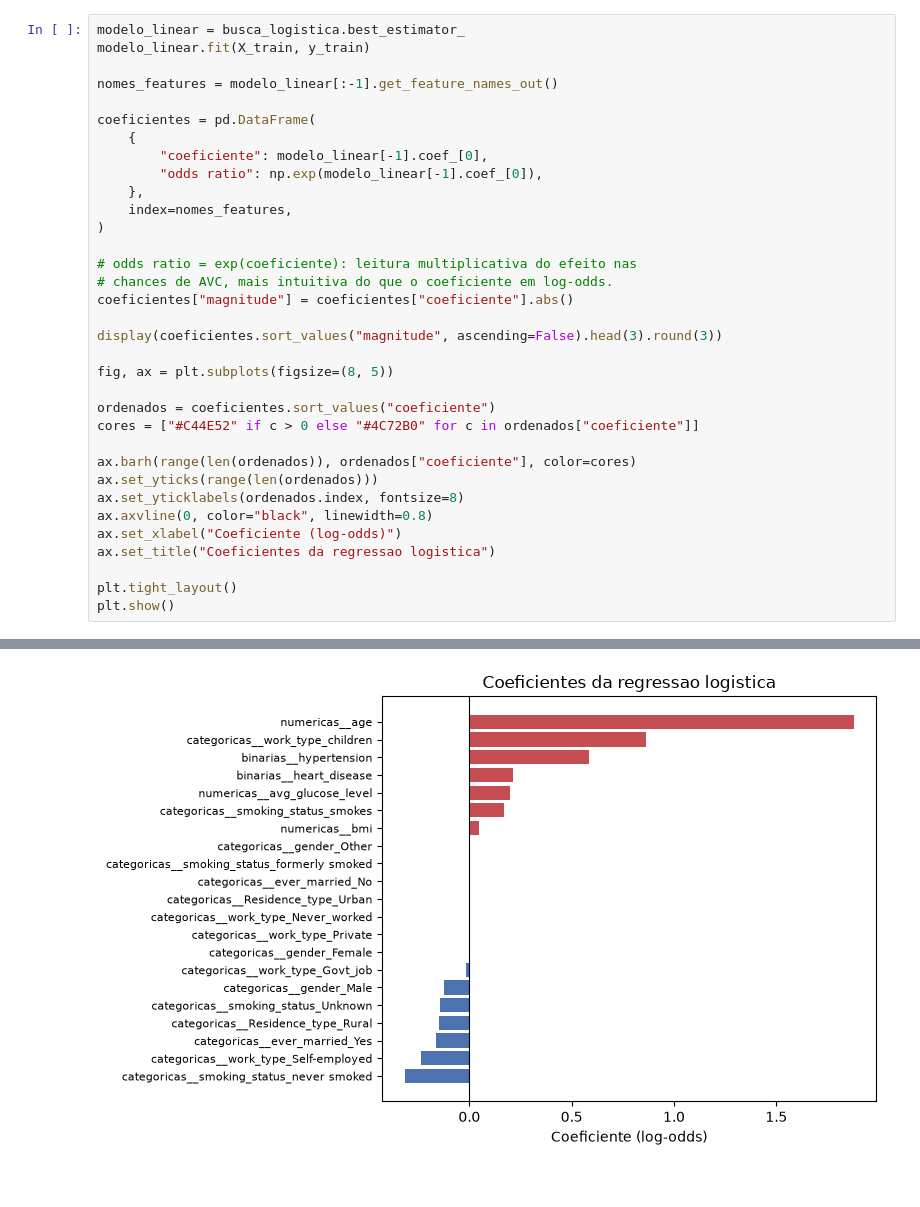
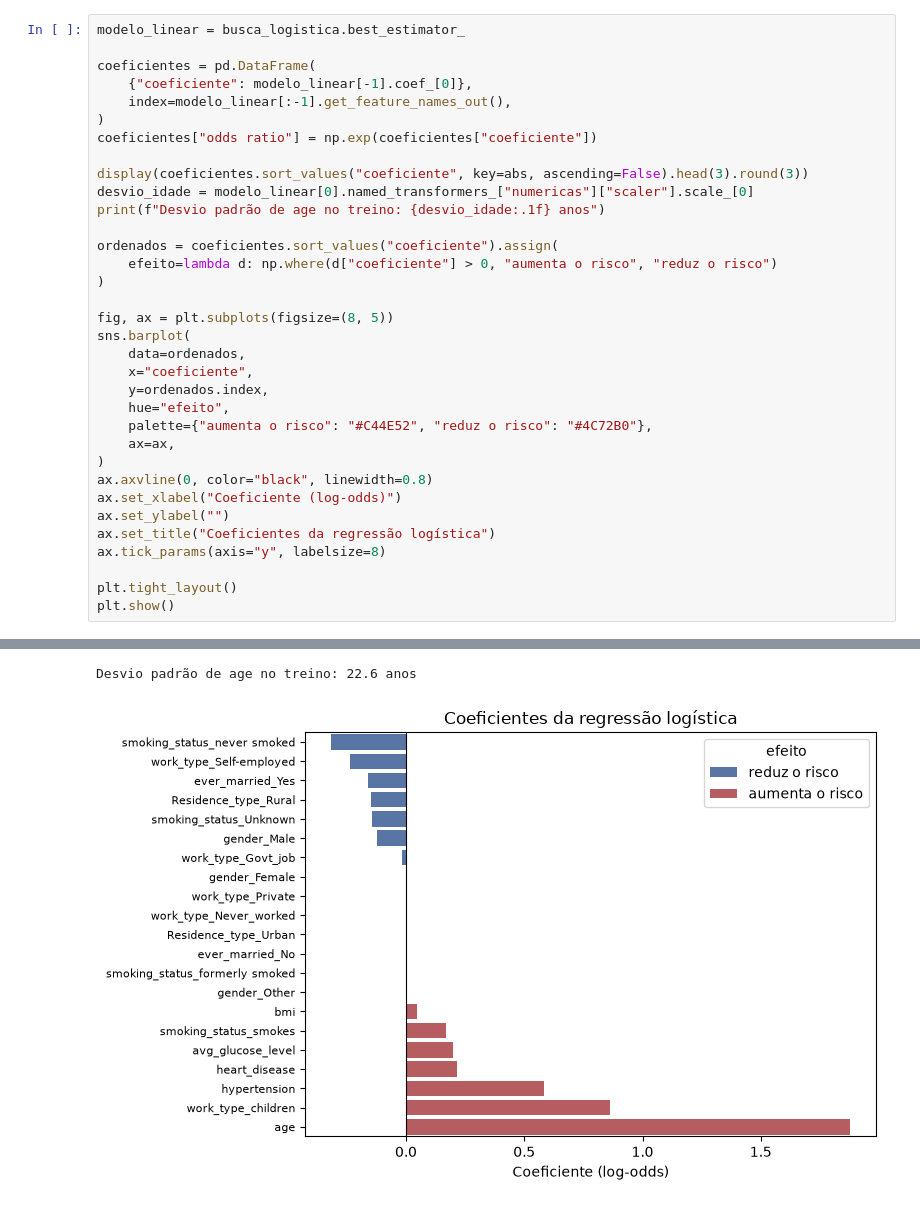
Before and after one commit to emilybrtt/projeto-machine-learning, a Jupyter notebook: aps2_modelagem.ipynb, the cells around one changed output, grey strips where cells are left out. Cells and saved outputs as stored; diff of their text form.

```diff
--- a/aps2_modelagem.ipynb
+++ b/aps2_modelagem.ipynb
@@ -708,34 +653,34 @@ na variavel multiplica as chances de AVC por `exp(1,88)`.
 # %%
 modelo_linear = busca_logistica.best_estimator_
-modelo_linear.fit(X_train, y_train)
-
-nomes_features = modelo_linear[:-1].get_feature_names_out()
 
 coeficientes = pd.DataFrame(
-    {
-        "coeficiente": modelo_linear[-1].coef_[0],
-        "odds ratio": np.exp(modelo_linear[-1].coef_[0]),
-    },
-    index=nomes_features,
+    {"coeficiente": modelo_linear[-1].coef_[0]},
+    index=modelo_linear[:-1].get_feature_names_out(),
+)
+coeficientes["odds ratio"] = np.exp(coeficientes["coeficiente"])
+
+display(coeficientes.sort_values("coeficiente", key=abs, ascending=False).head(3).round(3))
+desvio_idade = modelo_linear[0].named_transformers_["numericas"]["scaler"].scale_[0]
+print(f"Desvio padrão de age no treino: {desvio_idade:.1f} anos")
+
+ordenados = coeficientes.sort_values("coeficiente").assign(
+    efeito=lambda d: np.where(d["coeficiente"] > 0, "aumenta o risco", "reduz o risco")
 )
 
-# odds ratio = exp(coeficiente): leitura multiplicativa do efeito nas
-# chances de AVC, mais intuitiva do que o coeficiente em log-odds.
-coeficientes["magnitude"] = coeficientes["coeficiente"].abs()
-
-display(coeficientes.sort_values("magnitude", ascending=False).head(3).round(3))
-
 fig, ax = plt.subplots(figsize=(8, 5))
-
-ordenados = coeficientes.sort_values("coeficiente")
-cores = ["#C44E52" if c > 0 else "#4C72B0" for c in ordenados["coeficiente"]]
-
-ax.barh(range(len(ordenados)), ordenados["coeficiente"], color=cores)
-ax.set_yticks(range(len(ordenados)))
-ax.set_yticklabels(ordenados.index, fontsize=8)
+sns.barplot(
+    data=ordenados,
+    x="coeficiente",
+    y=ordenados.index,
+    hue="efeito",
+    palette={"aumenta o risco": "#C44E52", "reduz o risco": "#4C72B0"},
+    ax=ax,
+)
 ax.axvline(0, color="black", linewidth=0.8)
 ax.set_xlabel("Coeficiente (log-odds)")
-ax.set_title("Coeficientes da regressao logistica")
+ax.set_ylabel("")
+ax.set_title("Coeficientes da regressão logística")
+ax.tick_params(axis="y", labelsize=8)
 
 plt.tight_layout()
 plt.show()
@@ -747,2 +692,3 @@ plt.show()
+Desvio padrão de age no treino: 22.6 anos
-[figure, old version]
+[figure, new version]
 # %% [markdown]
```
Also changed, not shown: parts of 47 cells of this notebook, 11 other files.
